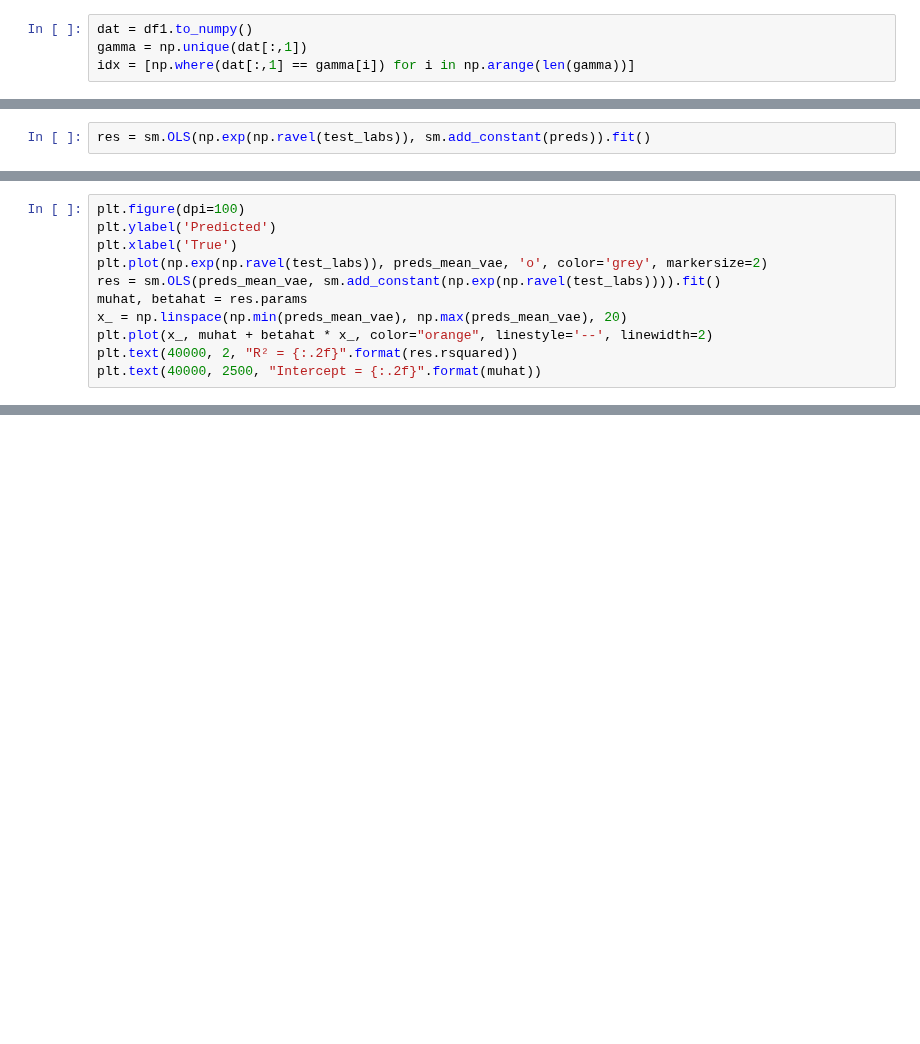
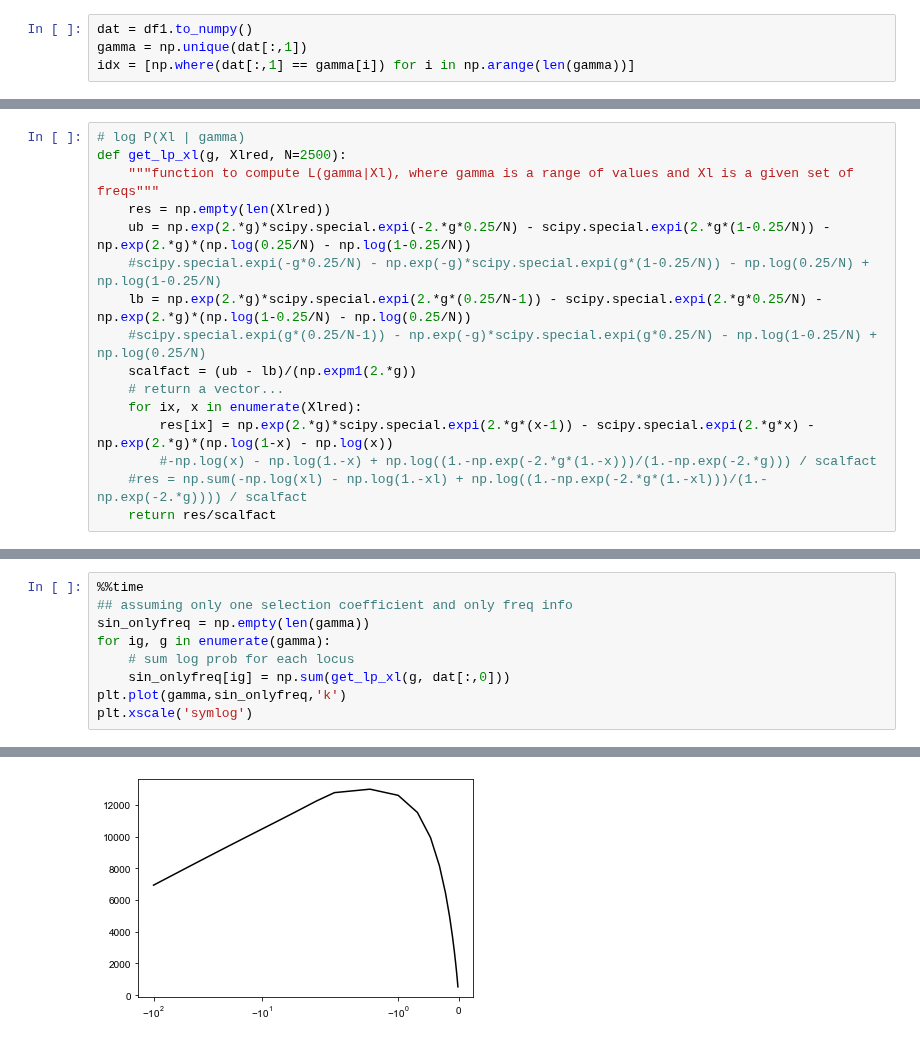
Before and after one commit to VivaswatS/selCoefEst, a Jupyter notebook: working_selCoefEst.ipynb, the cells around one changed output, grey strips where cells are left out. Saved outputs shown, nothing was run; the diff lists cells and outputs as text; blank space fills up the shorter version.

Commit message:
initial helper functions to constructing master plan

```diff
--- a/working_selCoefEst.ipynb
+++ b/working_selCoefEst.ipynb
@@ -175,2 +32,0 @@ ax
-# %%
-res = sm.OLS(np.exp(np.ravel(test_labs)), sm.add_constant(preds)).fit()
@@ -300,11 +32,0 @@ plot_history()
-# %%
-plt.figure(dpi=100)
-plt.ylabel('Predicted')
-plt.xlabel('True')
-plt.plot(np.exp(np.ravel(test_labs)), preds_mean_vae, 'o', color='grey', markersize=2)
-res = sm.OLS(preds_mean_vae, sm.add_constant(np.exp(np.ravel(test_labs)))).fit()
-muhat, betahat = res.params
-x_ = np.linspace(np.min(preds_mean_vae), np.max(preds_mean_vae), 20)
-plt.plot(x_, muhat + betahat * x_, color="orange", linestyle='--', linewidth=2)
-plt.text(40000, 2, "R² = {:.2f}".format(res.rsquared))
-plt.text(40000, 2500, "Intercept = {:.2f}".format(muhat))
@@ -344,0 +66,16 @@ plt.hist(preds_mean_vae/np.sum(preds_mean_vae))
+# %%
+# log P(Xl | gamma)
+def get_lp_xl(g, Xlred, N=2500):
+    """function to compute L(gamma|Xl), where gamma is a range of values and Xl is a given set of freqs"""
+    res = np.empty(len(Xlred))
+    ub = np.exp(2.*g)*scipy.special.expi(-2.*g*0.25/N) - scipy.special.expi(2.*g*(1-0.25/N)) - np.exp(2.*g)*(np.log(0.25/N) - np.log(1-0.25/N))
+    #scipy.special.expi(-g*0.25/N) - np.exp(-g)*scipy.special.expi(g*(1-0.25/N)) - np.log(0.25/N) + np.log(1-0.25/N)
+    lb = np.exp(2.*g)*scipy.special.expi(2.*g*(0.25/N-1)) - scipy.special.expi(2.*g*0.25/N) - np.exp(2.*g)*(np.log(1-0.25/N) - np.log(0.25/N))
+    #scipy.special.expi(g*(0.25/N-1)) - np.exp(-g)*scipy.special.expi(g*0.25/N) - np.log(1-0.25/N) + np.log(0.25/N)
+    scalfact = (ub - lb)/(np.expm1(2.*g))
+    # return a vector...
+    for ix, x in enumerate(Xlred):
+        res[ix] = np.exp(2.*g)*scipy.special.expi(2.*g*(x-1)) - scipy.special.expi(2.*g*x) - np.exp(2.*g)*(np.log(1-x) - np.log(x))
+        #-np.log(x) - np.log(1.-x) + np.log((1.-np.exp(-2.*g*(1.-x)))/(1.-np.exp(-2.*g))) / scalfact
+    #res = np.sum(-np.log(xl) - np.log(1.-xl) + np.log((1.-np.exp(-2.*g*(1.-xl)))/(1.-np.exp(-2.*g)))) / scalfact
+    return res/scalfact
@@ -344,0 +110,10 @@ plt.hist(preds_mean_vae/np.sum(preds_mean_vae))
+# %%
+%%time
+## assuming only one selection coefficient and only freq info
+sin_onlyfreq = np.empty(len(gamma))
+for ig, g in enumerate(gamma):
+    # sum log prob for each locus
+    sin_onlyfreq[ig] = np.sum(get_lp_xl(g, dat[:,0]))
+plt.plot(gamma,sin_onlyfreq,'k')
+plt.xscale('symlog')
+# %% [output]
@@ -344,0 +122 @@ plt.hist(preds_mean_vae/np.sum(preds_mean_vae))
+[figure, added]
```
Also changed, not shown: parts of 68 cells of this notebook.
